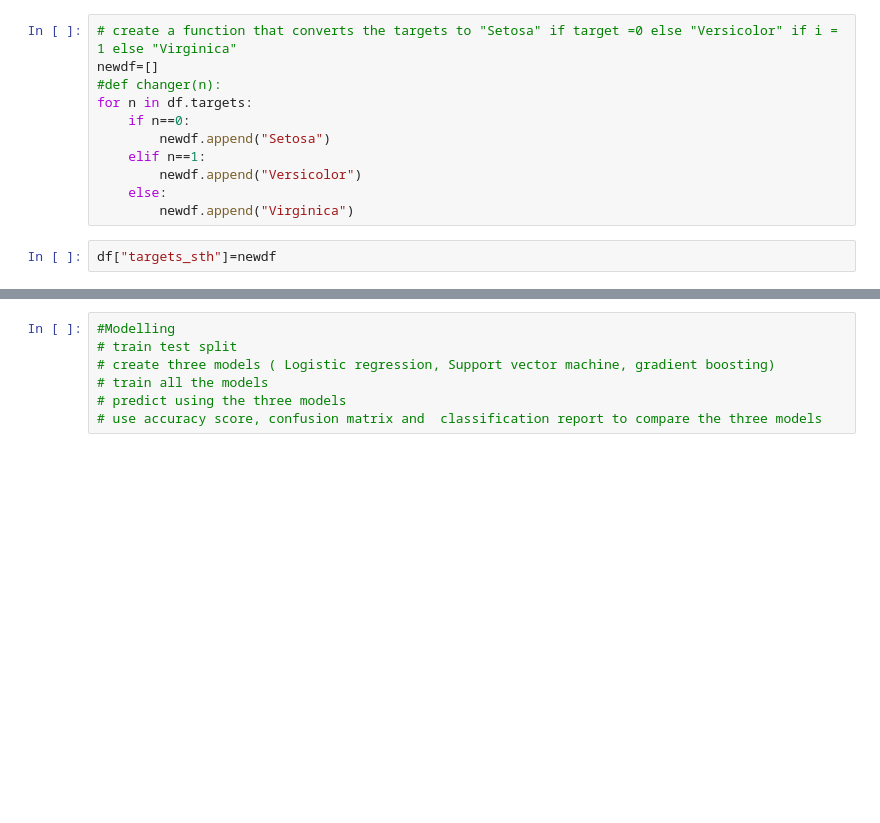
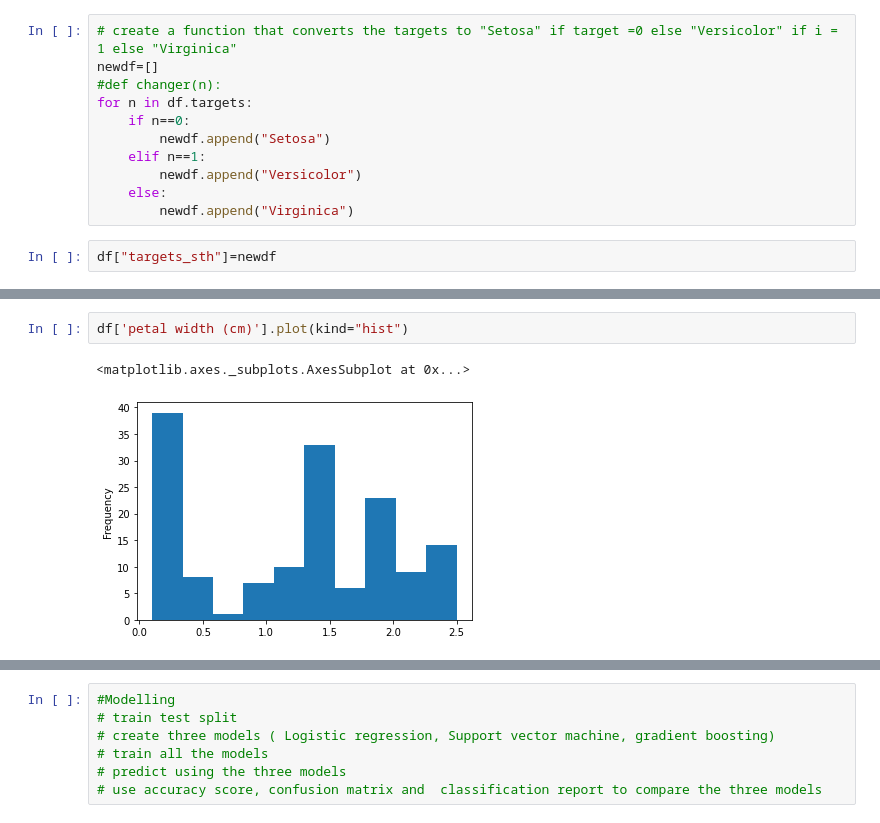
Before and after one commit to alexgachiri/Training, a Jupyter notebook: Iris project/Iris Project.ipynb, the cells around one changed output, grey strips where cells are left out. Saved outputs shown, nothing was run; the diff lists cells and outputs as text; blank space fills up the shorter version.

```diff
--- a/Iris project/Iris Project.ipynb
+++ b/Iris project/Iris Project.ipynb
@@ -110,0 +127,5 @@ df.head()
+# %%
+df['petal width (cm)'].plot(kind="hist")
+# %% [output]
+<matplotlib.axes._subplots.AxesSubplot at 0x...>
+[figure, added]
```
Also changed, not shown: parts of 17 cells of this notebook.
